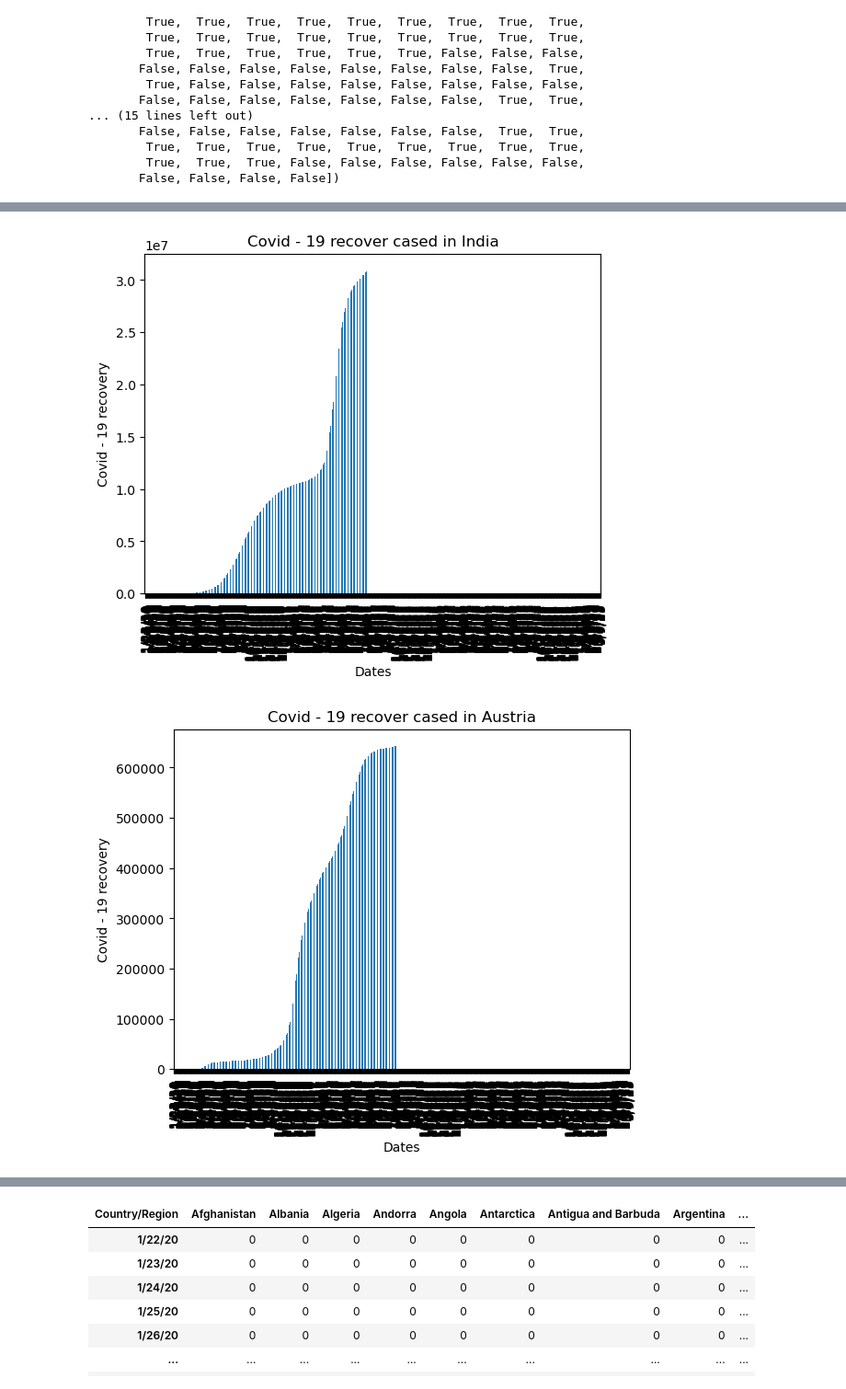
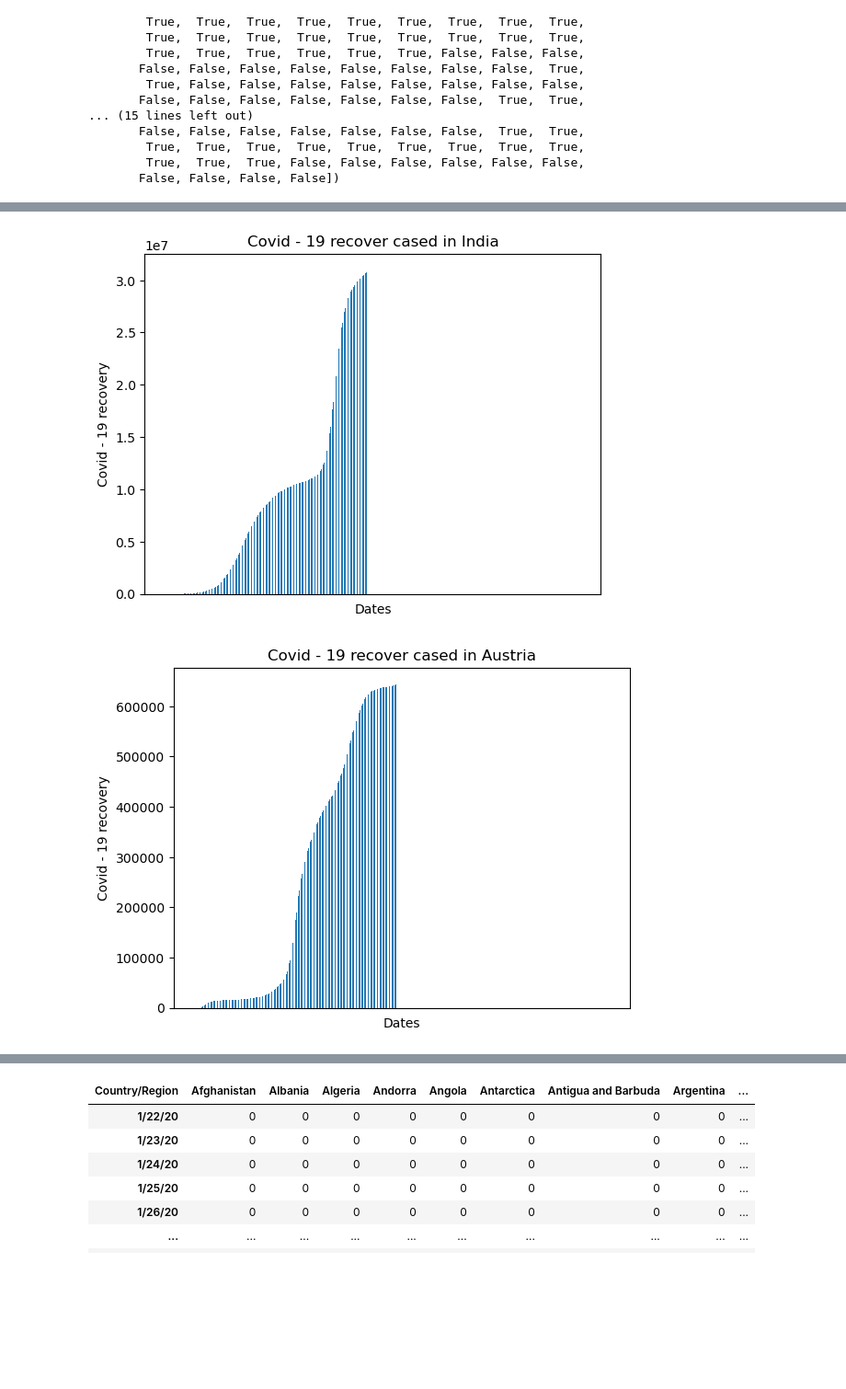
Before and after one commit to gandhidhruv2003/CodersCave, a Jupyter notebook: Covid 19 Analysis/Covid 19 analysis.ipynb, the cells around one changed output, grey strips where cells are left out. Shown at 92% size. Drawn from its saved outputs; the diff is of its cells as text; code cells hidden in the pictures; blank space fills up the shorter version.

```diff
--- a/Covid 19 Analysis/Covid 19 analysis.ipynb
+++ b/Covid 19 Analysis/Covid 19 analysis.ipynb
@@ -250,6 +250,7 @@ for country in countries:
     df_confirm[country].plot.bar()
     plt.title(f"Covid - 19 confirm cased in {country}")
     plt.xlabel("Dates")
+    plt.xticks([])
     plt.ylabel("Covid - 19 cases confirmed")
     plt.show()
 # %% [output]
@@ -262,6 +263,7 @@ for country in countries:
     df_death[country].plot.bar()
     plt.title(f"Covid - 19 death cased in {country}")
     plt.xlabel("Dates")
+    plt.xticks([])
     plt.ylabel("Covid - 19 deaths")
     plt.show()
 # %% [output]
@@ -272,10 +274,11 @@ for country in countries:
 # %%
 for country in countries:
     df_recover[country].plot.bar()
     plt.title(f"Covid - 19 recover cased in {country}")
     plt.xlabel("Dates")
+    plt.xticks([])
     plt.ylabel("Covid - 19 recovery")
     plt.show()
 # %% [output]
-[figure, old version]
+[figure, new version]
-[figure, old version]
+[figure, new version]
```
Also changed, not shown: parts of 5 cells of this notebook.
